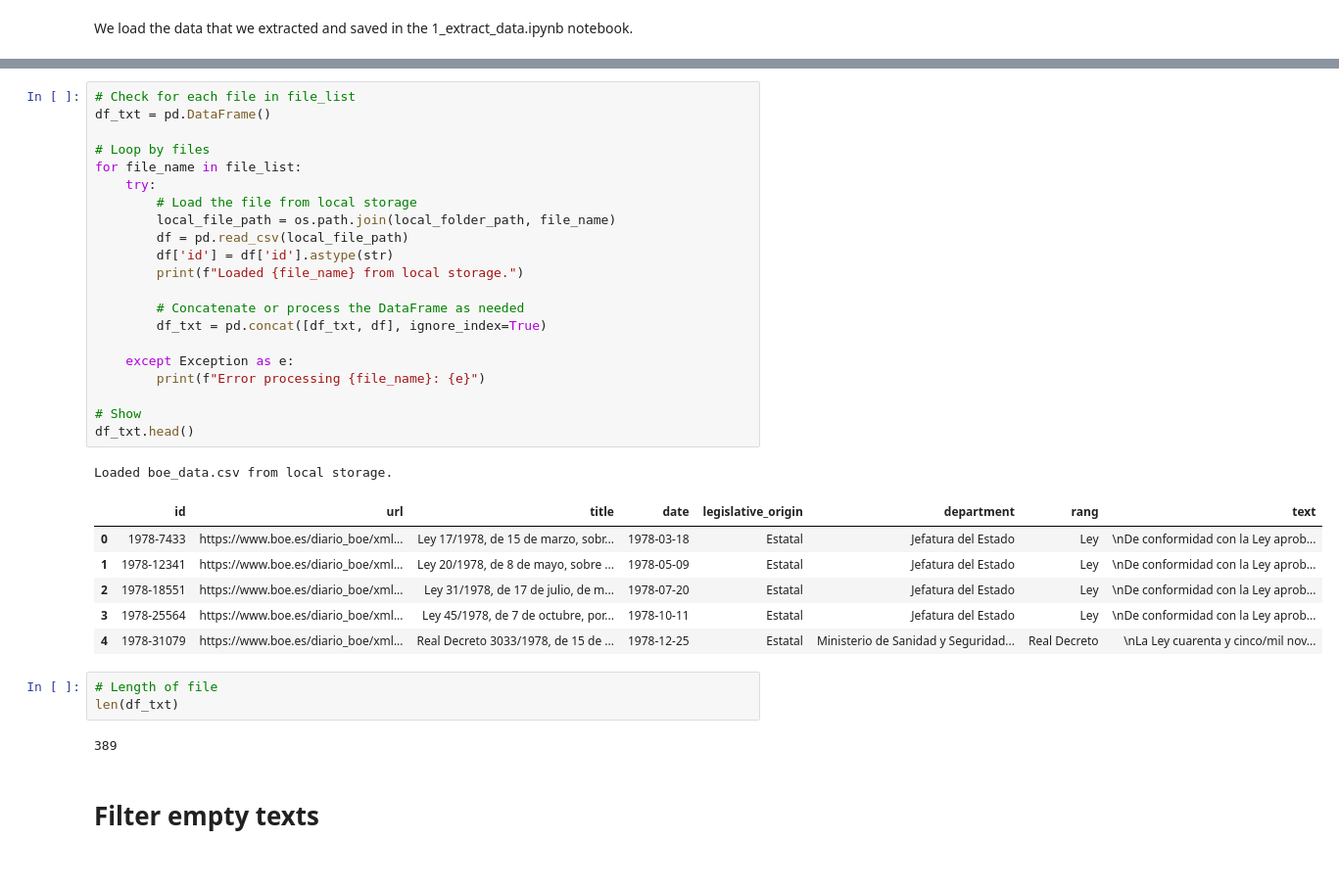
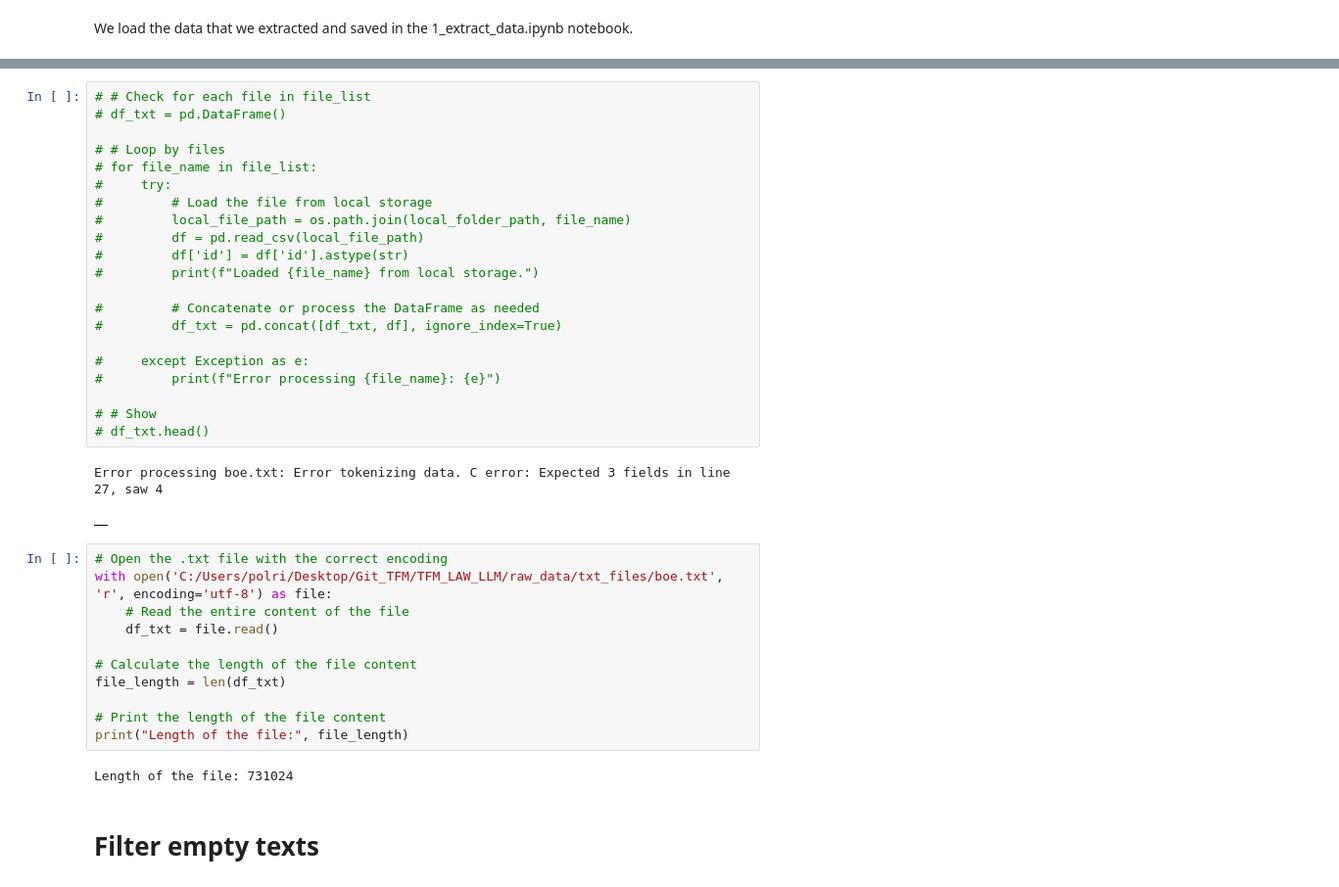
Before and after one commit to Polribamosoll/TFM_LAW_LLM, a Jupyter notebook: notebooks/2_transform_data.ipynb, the cells around one changed output, grey strips where cells are left out. Shown at 98% size. Saved outputs shown, nothing was run; the diff lists cells and outputs as text.

```diff
--- a/notebooks/2_transform_data.ipynb
+++ b/notebooks/2_transform_data.ipynb
@@ -124,37 +195,40 @@ local_csv_files
 # %%
-# Check for each file in file_list
-df_txt = pd.DataFrame()
+# # Check for each file in file_list
+# df_txt = pd.DataFrame()
 
-# Loop by files
-for file_name in file_list:
-    try:
-        # Load the file from local storage
-        local_file_path = os.path.join(local_folder_path, file_name)
-        df = pd.read_csv(local_file_path)
-        df['id'] = df['id'].astype(str)
-        print(f"Loaded {file_name} from local storage.")
+# # Loop by files
+# for file_name in file_list:
+#     try:
+#         # Load the file from local storage
+#         local_file_path = os.path.join(local_folder_path, file_name)
+#         df = pd.read_csv(local_file_path)
+#         df['id'] = df['id'].astype(str)
+#         print(f"Loaded {file_name} from local storage.")
 
-        # Concatenate or process the DataFrame as needed
-        df_txt = pd.concat([df_txt, df], ignore_index=True)
+#         # Concatenate or process the DataFrame as needed
+#         df_txt = pd.concat([df_txt, df], ignore_index=True)
 
-    except Exception as e:
-        print(f"Error processing {file_name}: {e}")
+#     except Exception as e:
+#         print(f"Error processing {file_name}: {e}")
 
-# Show
-df_txt.head()
+# # Show
+# df_txt.head()
 # %% [output]
-Loaded boe_data.csv from local storage.
+Error processing boe.txt: Error tokenizing data. C error: Expected 3 fields in line 27, saw 4
-|  | id | url | title | date | legislative_origin | department | rang | text |
-| 0 | 1978-7433 | https://www.boe.es/diario_boe/xml... | Ley 17/1978, de 15 de marzo, sobr... | 1978-03-18 | Estatal | Jefatura del Estado | Ley | \nDe conformidad con la Ley aprob... |
-| 1 | 1978-12341 | https://www.boe.es/diario_boe/xml... | Ley 20/1978, de 8 de mayo, sobre ... | 1978-05-09 | Estatal | Jefatura del Estado | Ley | \nDe conformidad con la Ley aprob... |
-| 2 | 1978-18551 | https://www.boe.es/diario_boe/xml... | Ley 31/1978, de 17 de julio, de m... | 1978-07-20 | Estatal | Jefatura del Estado | Ley | \nDe conformidad con la Ley aprob... |
-| 3 | 1978-25564 | https://www.boe.es/diario_boe/xml... | Ley 45/1978, de 7 de octubre, por... | 1978-10-11 | Estatal | Jefatura del Estado | Ley | \nDe conformidad con la Ley aprob... |
-| 4 | 1978-31079 | https://www.boe.es/diario_boe/xml... | Real Decreto 3033/1978, de 15 de ... | 1978-12-25 | Estatal | Ministerio de Sanidad y Seguridad... | Real Decreto | \nLa Ley cuarenta y cinco/mil nov... |
+|  |
-# %%
-# Length of file
-len(df_txt)
-# %% [output]
-389
+# %%
+# Open the .txt file with the correct encoding
+with open('C:/Users/polri/Desktop/Git_TFM/TFM_LAW_LLM/raw_data/txt_files/boe.txt', 'r', encoding='utf-8') as file:
+    # Read the entire content of the file
+    df_txt = file.read()
+
+# Calculate the length of the file content
+file_length = len(df_txt)
+
+# Print the length of the file content
+print("Length of the file:", file_length)
+# %% [output]
+Length of the file: 731024
 # %% [markdown]
 # Filter empty texts
 # %% [markdown]
```
Also changed, not shown: parts of 17 cells of this notebook, 5 other files.
